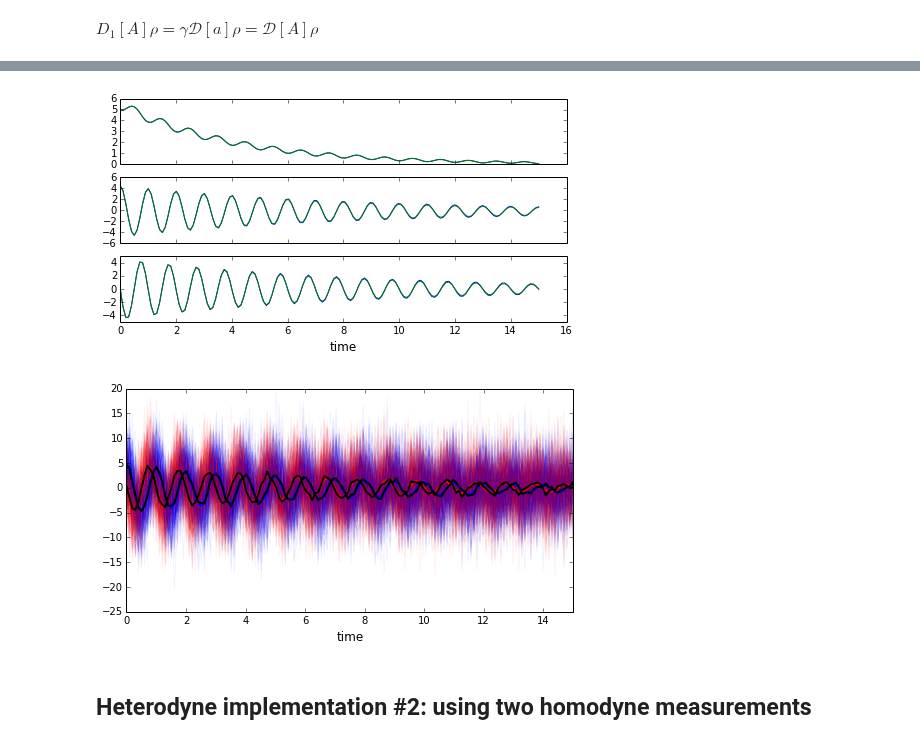
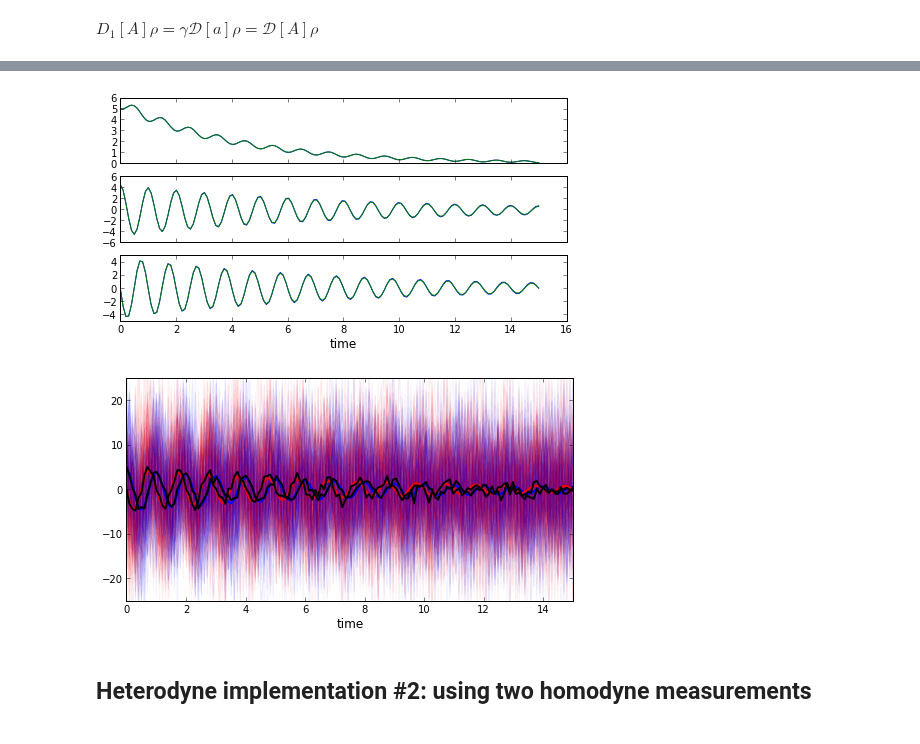
Before and after one commit to qutip/qutip-notebooks, a Jupyter notebook: development/development-smesolve-heterodyne.ipynb, the cells around one changed output, grey strips where cells are left out. Drawn from its saved outputs; the diff is of its cells as text; code cells hidden in the pictures.

```diff
--- a/development/development-smesolve-heterodyne.ipynb
+++ b/development/development-smesolve-heterodyne.ipynb
@@ -25,7 +25,7 @@ A = 0.1 * 2 * pi
 times = linspace(0, 15, 150)
 gamma = 0.25
 
-ntraj = 200
+ntraj = 150
 nsubsteps = 250
 
 a = destroy(N)
@@ -78,11 +78,11 @@ $D_{2}^{(2)}[A]\rho = \frac{1}{\sqrt{2}} \sqrt{\gamma} \mathcal{H}[-ia] \rho
 def d2_rho_func(A, rho_vec):
 
     B = A[0] + A[3]
-    e1 = expect_rho_vec(B, rho_vec)
+    e1 = expect_rho_vec(B, rho_vec, False)
     drho1 = B * rho_vec - e1 * rho_vec
 
     B = A[0] - A[3]
-    e1 = expect_rho_vec(B, rho_vec)
+    e1 = expect_rho_vec(B, rho_vec, False)
     drho2 = B * rho_vec - e1 * rho_vec
 
     return [1.0/sqrt(2) * drho1, -1.0j/sqrt(2) * drho2]
@@ -99,7 +99,8 @@ In qutip we define these measurement operators using the `m_ops = [[x, y]]` and
 # %%
 result = smesolve(H, rho0, times, [], c_ops, e_ops,
                   ntraj=ntraj, nsubsteps=nsubsteps,
-                  d1=d1_rho_func, d2=d2_rho_func, d2_len=2, dW_factors=[sqrt(2), sqrt(2)], m_ops=[[x, y]],
+                  d1=d1_rho_func, d2=d2_rho_func, d2_len=2,
+                  dW_factors=[sqrt(2/gamma), sqrt(2/gamma)], m_ops=[[x, y]],
                   distribution='normal', store_measurement=True)
 # %% [output]
 Completed:  0.0%. Elapsed time:   0.00s. Est. remaining time: 00:00:00:00.
@@ -116,23 +117,24 @@ Elapsed time: 4541.58s
 # %%
 plot_expectation_values([result, result_ref]);
 # %% [output]
-[figure, old version]
+[figure, new version]
 # %%
 fig, ax = subplots(figsize=(8,4))
 
 for m in result.measurement:
     ax.plot(times, m[:, 0, 0].real, 'b', alpha=0.05)
     ax.plot(times, m[:, 0, 1].real, 'r', alpha=0.05)
 
 ax.plot(times, result_ref.expect[1], 'b', lw=2);
 ax.plot(times, result_ref.expect[2], 'r', lw=2);
 
 ax.set_xlim(0, times.max())
+ax.set_ylim(-25, 25)
 ax.set_xlabel('time', fontsize=12)
 ax.plot(times, array(result.measurement).mean(axis=0)[:,0,0].real, 'k', lw=2);
 ax.plot(times, array(result.measurement).mean(axis=0)[:,0,1].real, 'k', lw=2);
 # %% [output]
-[figure, old version]
+[figure, new version]
 # %% [markdown]
 ## Heterodyne implementation #2: using two homodyne measurements
 # %% [markdown]
```
Also changed, not shown: parts of 12 cells of this notebook.
